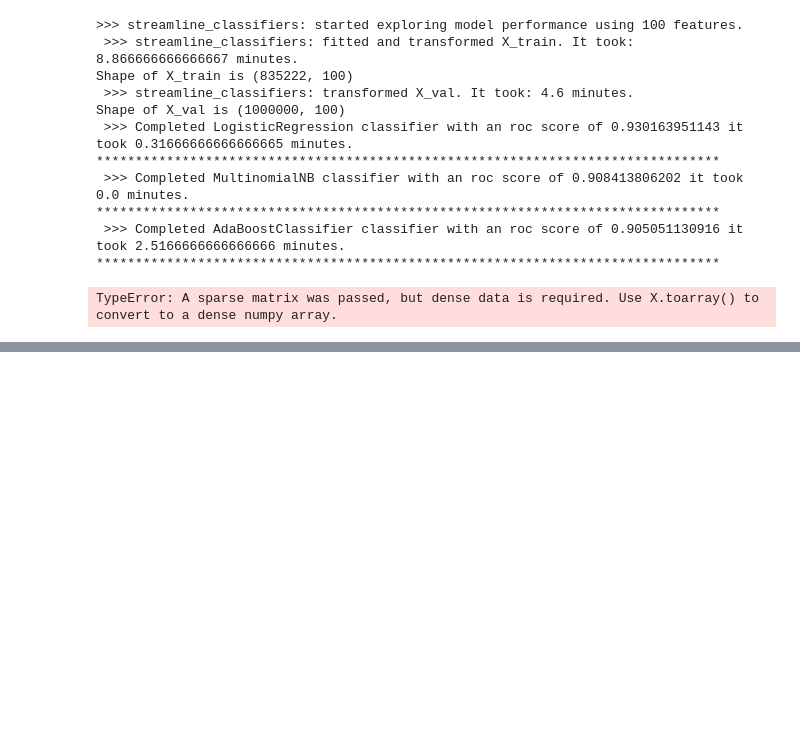
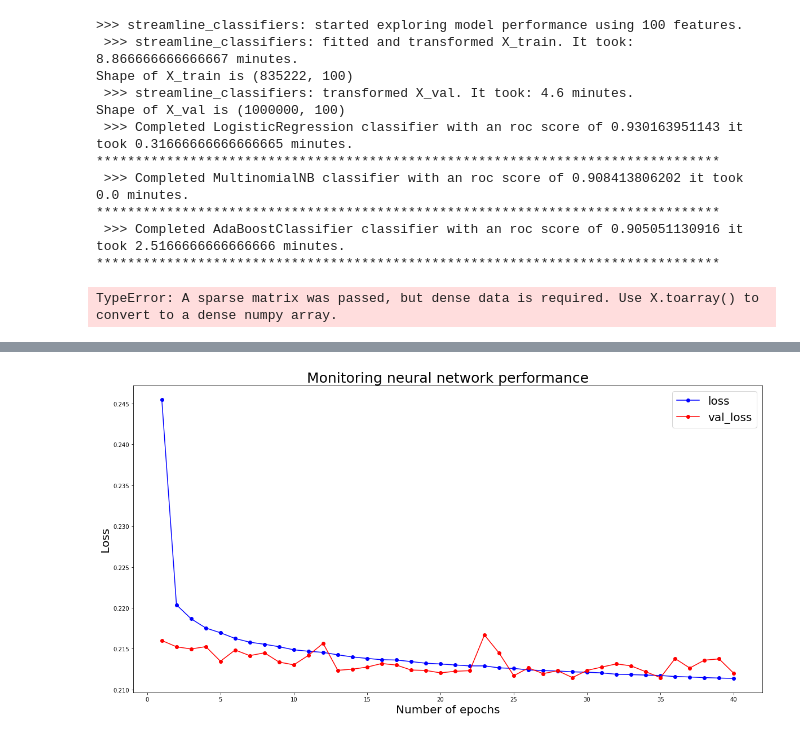
Before and after one commit to ayguno/User-click-detection-predictive-modeling, a Jupyter notebook: Impact of feature selection on model performance.ipynb, the cells around one changed output, grey strips where cells are left out. Cells and saved outputs as stored; diff of their text form; code cells hidden in the pictures; blank space fills up the shorter version.

Commit message:
Neural Network Refinement

```diff
--- a/Impact of feature selection on model performance.ipynb
+++ b/Impact of feature selection on model performance.ipynb
@@ -573,7 +819,7 @@ featureselection_pipeline = Pipeline([
 
             # Common steps:
 
-            ("int", SparseInteractions(degree=2)), # Add polynomial interaction terms up to the second degree polynomial
+            ("int", SparseInteractions(degree= -1)), # Add polynomial interaction terms up to the second degree polynomial
             ("scaler",MaxAbsScaler()), # Scale the features between 0 and 1.
             ('dim_red2', SelectKBest(k = 100))
         ])# End of: featureselection_pipeline
@@ -607,0 +863,8 @@ print("Saved X_val2_trans_100." + str(X_val2_trans_100.shape))
+# %%
+# Loading class-balanced and pipeline 2 processed training set
+import pickle
+with open("/Volumes/Iomega_HDD/2016/Data science/Kaggle/User-click-detection-predictive-modeling/X_train_balanced_trans_100.pkl","rb") as f:
+    X_train_balanced_trans_100 = pickle.load(f)
+
+with open("/Volumes/Iomega_HDD/2016/Data science/Kaggle/User-click-detection-predictive-modeling/y_train_balanced.pkl", "rb") as f:
+    y_train_balanced = pickle.load(f)
@@ -607,0 +901,12 @@ print("Saved X_val2_trans_100." + str(X_val2_trans_100.shape))
+# %%
+from keras import models, metrics, layers
+# Note that csr type of sparse matrix runs significantly faster in keras neural network implementation
+
+network1 = models.Sequential()
+network1.add(layers.Dense(16,activation="relu", input_shape = (X_train_balanced_trans_100.shape[1],)))
+network1.add(layers.Dense(16,activation="relu"))
+network1.add(layers.Dense(16,activation="relu"))
+network1.add(layers.Dense(1,activation= "sigmoid"))
+network1.compile(optimizer= "adam", loss= "binary_crossentropy", metrics= ["acc"])
+history_net1 = network1.fit(X_train_balanced_trans_100.tocsr(),y_train_balanced,
+                             epochs=40,batch_size=200,validation_split= 0.5)
@@ -607,0 +931,13 @@ print("Saved X_val2_trans_100." + str(X_val2_trans_100.shape))
+# %%
+import matplotlib.pyplot as plt
+epochs = list(range(1,len(history_net1.history["loss"]) +1))
+print("Min loss: " + str(min(history_net1.history["loss"])) + " at epoch " + str(history_net1.history["loss"].index(min(history_net1.history["loss"])) + 1))
+print("Min val loss: " + str(min(history_net1.history["val_loss"]))+ " at epoch " + str(history_net1.history["val_loss"].index(min(history_net1.history["val_loss"])) + 1))
+plt.plot(epochs,history_net1.history["loss"],marker = "o", color = "b", label = "loss")
+plt.plot(epochs,history_net1.history["val_loss"],marker = "o", color = "r", label = "val_loss")
+plt.legend(fontsize = 20)
+plt.xlabel("Number of epochs",fontsize=20)
+plt.ylabel("Loss",fontsize=20)
+plt.title("Monitoring neural network performance",fontsize=25)
+plt.show()
+# %% [output]
@@ -607,0 +946 @@ print("Saved X_val2_trans_100." + str(X_val2_trans_100.shape))
+[figure, added]
```
Also changed, not shown: parts of 43 cells of this notebook.
